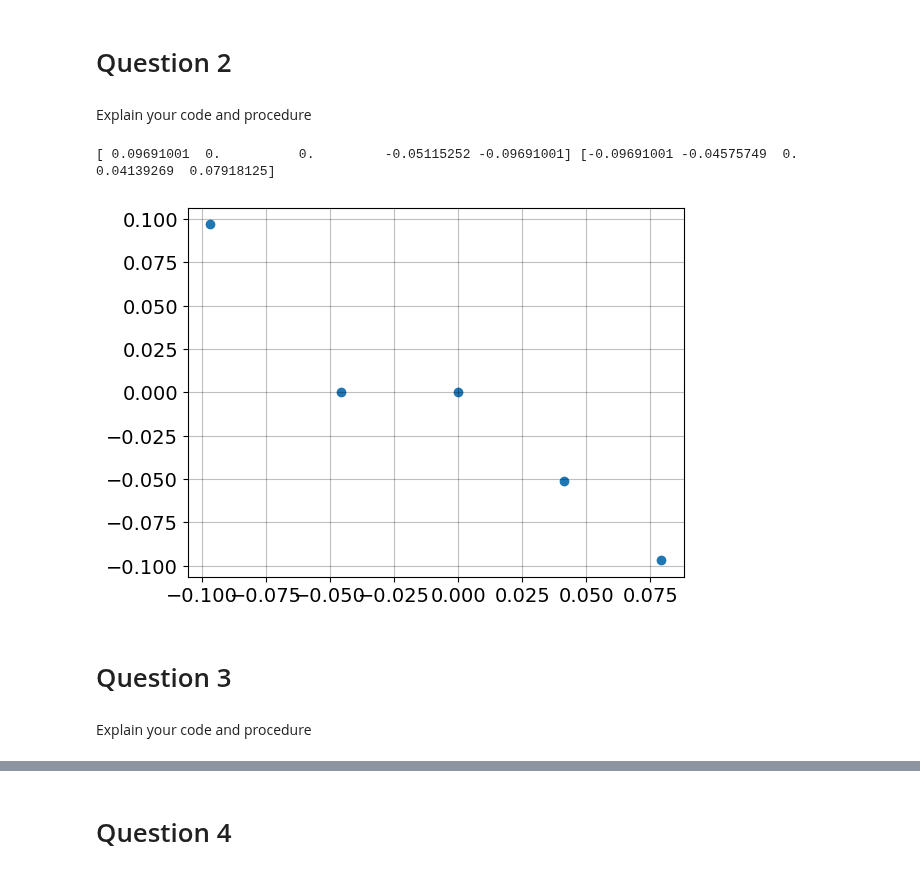
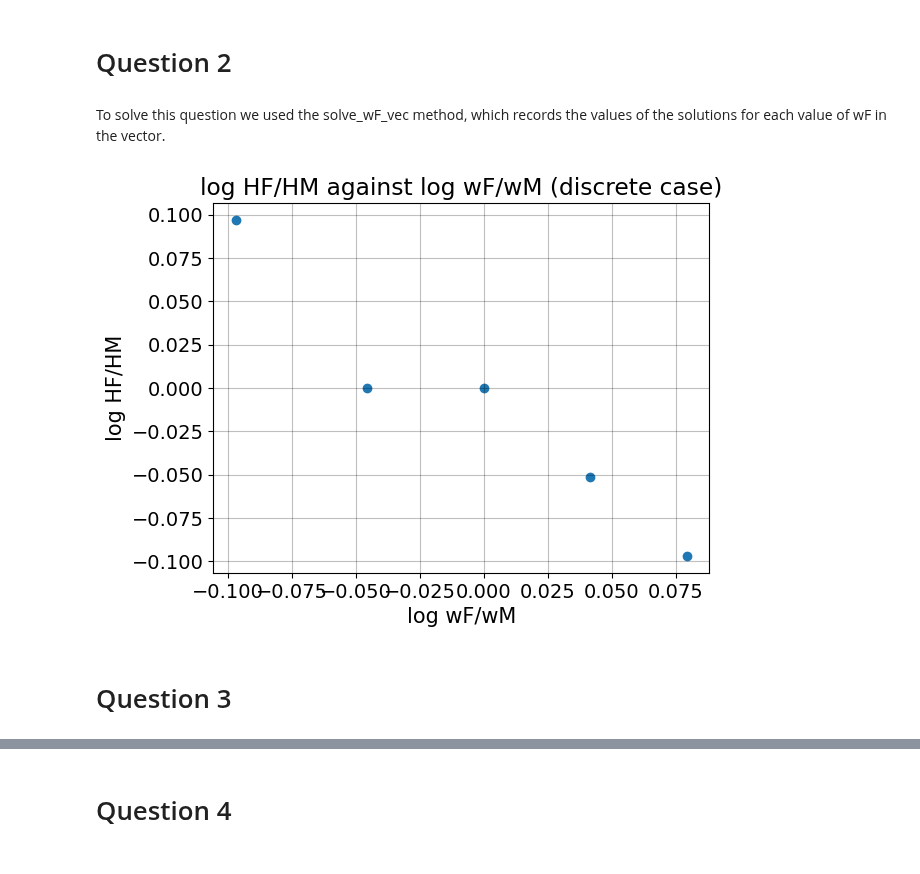
Before and after one commit to NumEconCopenhagen/projects-2023-the-best-duo, a Jupyter notebook: inauguralproject/inauguralproject.ipynb, the cells around one changed output, grey strips where cells are left out. Cells and saved outputs as stored; diff of their text form; code cells hidden in the pictures.

```diff
--- a/inauguralproject/inauguralproject.ipynb
+++ b/inauguralproject/inauguralproject.ipynb
@@ -70,33 +39,26 @@ for alp_i in range(len(alpha_vec)):
 # %% [markdown]
 # Question 2
-# %% [markdown]
-Explain your code and procedure
+# %% [markdown]
+To solve this question we used the solve_wF_vec method, which records the values of the solutions for each value of wF in the vector.
 # %%
-# a. parameter reset
-model.par.alpha = 0.5
-model.par.sigma = 1.0
-model.par.wF_vec = [0.8, 0.9, 1.0, 1.1, 1.2]
+# a. settings
+model = HouseholdSpecializationModelClass()
 model.par.wM_vec = np.ones(len(model.par.wF_vec))
 
 # b. solve
 sol = model.solve_wF_vec(discrete=True)
 
-# c. log arrays
+# c. log the ratios
 logHF_HM = np.log10(sol.HF_vec / sol.HM_vec)
 logwF_wM = np.log10(model.par.wF_vec / model.par.wM_vec)
 
-
-print(logHF_HM, logwF_wM)
-
-
 # d. plot
-#plt.yscale(value='log')
 plt.scatter(logwF_wM, logHF_HM)
+plt.xlabel("log wF/wM",size=15)
+plt.ylabel("log HF/HM",size=15)
+plt.title("log HF/HM against log wF/wM (discrete case)")
 plt.show()
 # %% [output]
-[ 0.09691001  0.          0.         -0.05115252 -0.09691001] [-0.09691001 -0.04575749  0.          0.04139269  0.07918125]
-[figure, old version]
+[figure, new version]
 # %% [markdown]
 # Question 3
-# %% [markdown]
-Explain your code and procedure
```
Also changed, not shown: parts of 22 cells of this notebook, 3 other files.
